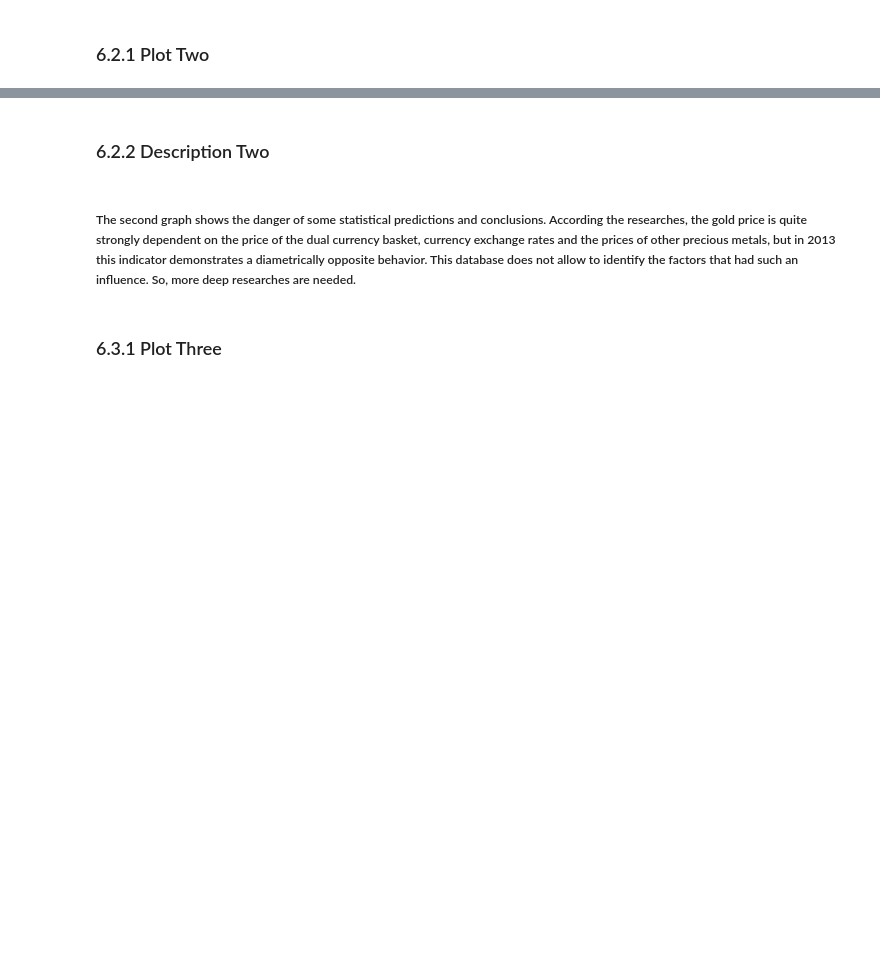
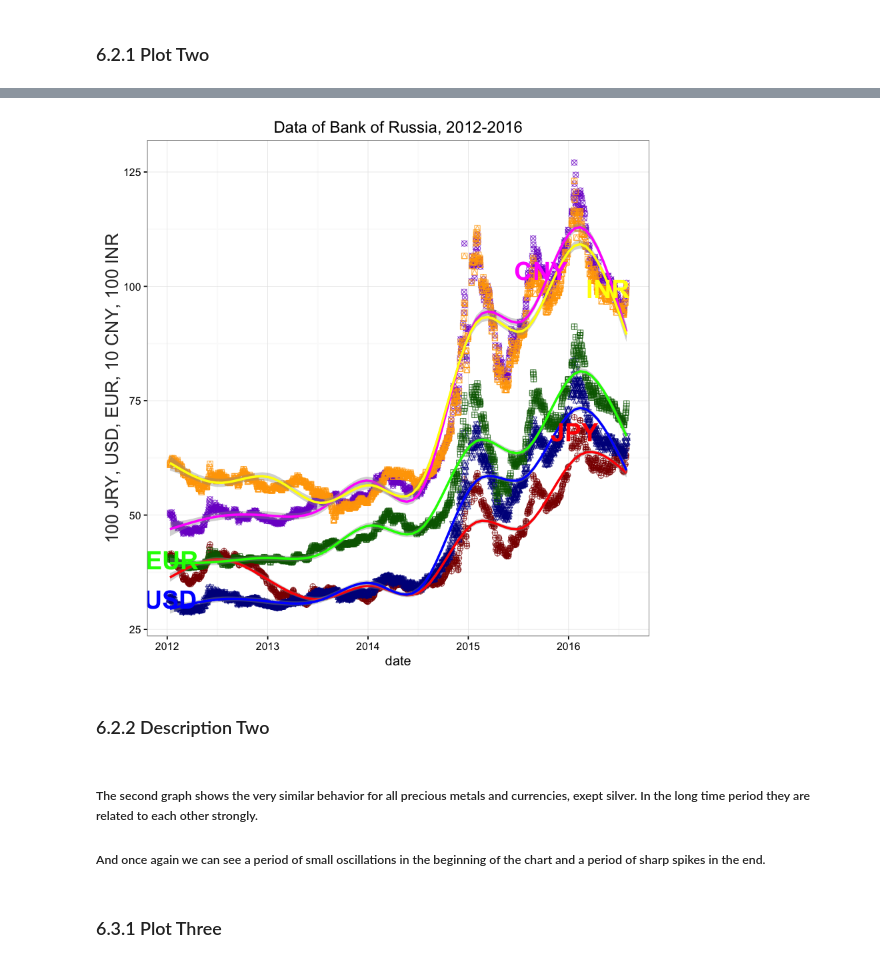
Before and after one commit to OlgaBelitskaya/data-analyst-nd002, a Jupyter notebook: Data_Analyst_ND_Project4/P4.ipynb, the cells around one changed output, grey strips where cells are left out. Saved outputs shown, nothing was run; the diff lists cells and outputs as text; code cells hidden in the pictures; blank space fills up the shorter version.

```diff
--- a/Data_Analyst_ND_Project4/P4.ipynb
+++ b/Data_Analyst_ND_Project4/P4.ipynb
@@ -661,0 +647,23 @@ p24
+# %%
+p23 <- ggplot(data = centrobank, aes(x = date)) +
+  geom_point(aes(y=100*centrobank$JPY_392), color = 'darkred', shape=10, alpha=0.7, size = 2) +
+  geom_point(aes(y=centrobank$USD_840, label=note2), color = 'darkblue', shape=11, alpha=0.7, size = 2) +
+  geom_point(aes(y=centrobank$EUR_978), color = 'darkgreen', shape=12, alpha=0.7, size = 2) +
+  geom_point(aes(y=10*centrobank$CNY_156), color = 'purple3', shape=13, alpha=0.7, size = 2) +
+  geom_point(aes(y=100*centrobank$INR_356), color = 'orange', shape=14, alpha=0.7, size = 2) +
+  geom_smooth(aes(y=100*centrobank$JPY_392), color = 'red') +
+  geom_smooth(aes(y=centrobank$USD_840), color = 'blue') +
+  geom_smooth(aes(y=centrobank$EUR_978), color = 'green') +
+  geom_smooth(aes(y=10*centrobank$CNY_156), color = 'magenta') +
+  geom_smooth(aes(y=100*centrobank$INR_356), color = 'yellow') +
+  annotate(geom="text",x=as.Date(x1),y=y1,label=note1,fontface="bold",size = 8,color = "red") +
+  annotate(geom="text",x=as.Date(x2),y=y2,label=note2,fontface="bold",size = 8,color = "blue") +
+  annotate(geom="text",x=as.Date(x3),y=y3,label=note3,fontface="bold",size = 8,color = "green") +
+  annotate(geom="text",x=as.Date(x4),y=y4,label=note4,fontface="bold",size = 8,color="magenta") +
+  annotate(geom="text",x=as.Date(x5),y=y5,label=note5,fontface="bold",size = 8,color="yellow") +
+  ylab('100 JRY, USD, EUR, 10 CNY, 100 INR') +
+  ggtitle('Data of Bank of Russia, 2012-2016') + theme_bw() +
+  theme(axis.title.y = element_text(colour="grey20",size=16,angle=90,hjust=.5,vjust=.5,face="plain"))
+p23
+# %% [output]
+[figure, added]
@@ -662,6 +672,8 @@ p24
 # %% [markdown]
 ### 6.2.2 Description Two
-# %% [markdown]
-##### The second graph shows the danger of some statistical predictions and conclusions. According the researches, the gold price is quite strongly dependent on the price of the dual currency basket, currency exchange rates and the prices of other precious metals, but in 2013 this indicator demonstrates a diametrically opposite behavior. This database does not allow to identify the factors that had such an influence. So, more deep researches are needed.
+# %% [markdown]
+##### The second graph shows the very similar behavior for all precious metals and currencies, exept silver. In the long time period they are related to each other strongly.
+
+##### And once again we can see a period of small oscillations in the beginning of the chart and a period of sharp spikes in the end.
 # %% [markdown]
 ### 6.3.1 Plot Three
```
Also changed, not shown: parts of 20 cells of this notebook, 13 other files.
